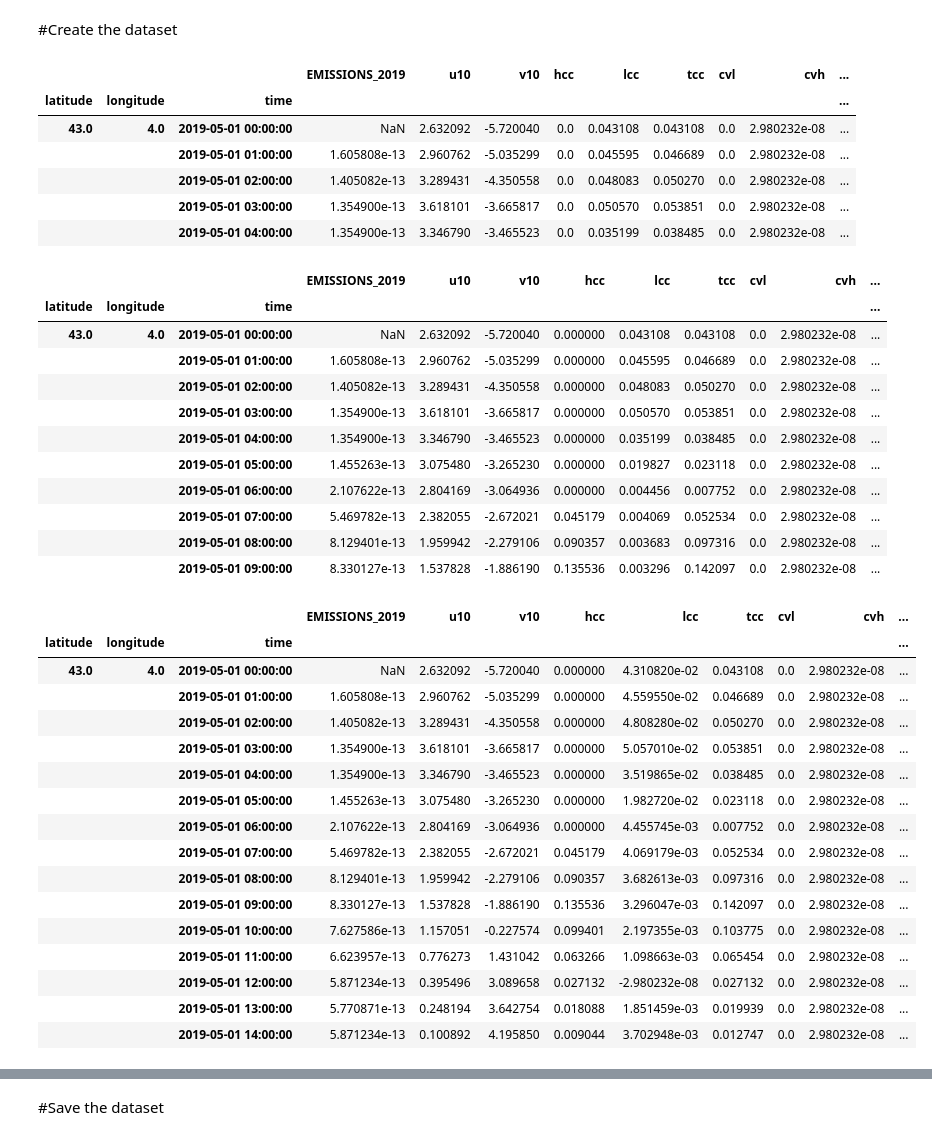
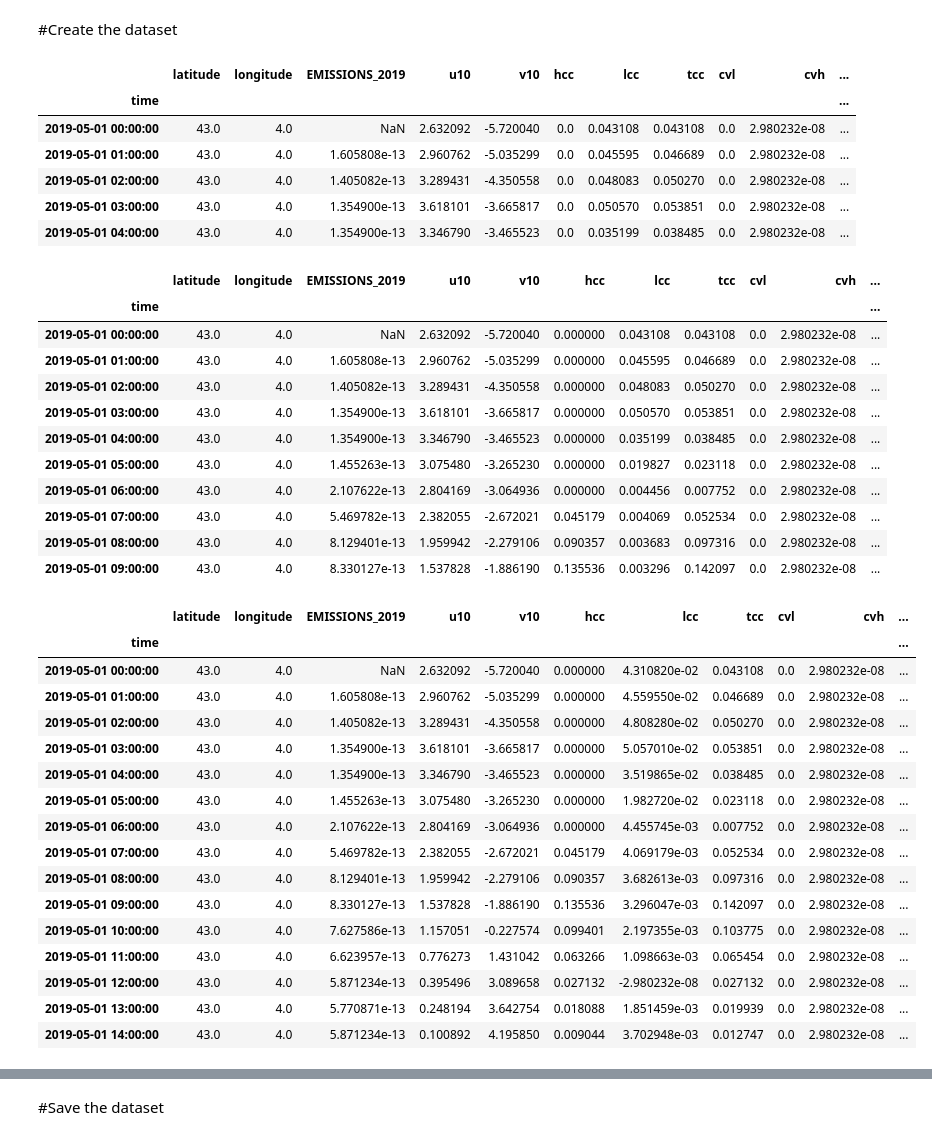
Before and after one commit to ECMWFCode4Earth/MaLePoM, a Jupyter notebook: notebooks/exploratory/2.3_weather_and_CO_for_the_model.ipynb, the cells around one changed output, grey strips where cells are left out. Saved outputs shown, nothing was run; the diff lists cells and outputs as text; code cells hidden in the pictures.

```diff
--- a/notebooks/exploratory/2.3_weather_and_CO_for_the_model.ipynb
+++ b/notebooks/exploratory/2.3_weather_and_CO_for_the_model.ipynb
@@ -19,50 +19,52 @@ import numpy as np
 dataset = xr.open_dataset('Data/05_2019_weather_and_CO.nc')
 dataset = dataset.sortby(['latitude','longitude','time'])
 dataframe = dataset.to_dataframe()
+dataframe = dataframe.reset_index()
+dataframe = dataframe.set_index('time')
 dataframe.head()
 # %% [output]
-|  |  |  | EMISSIONS_2019 | u10 | v10 | hcc | lcc | tcc | cvl | cvh | ... |
-| latitude | longitude | time |  |  |  |  |  |  |  |  | ... |
-| 43.0 | 4.0 | 2019-05-01 00:00:00 | NaN | 2.632092 | -5.720040 | 0.0 | 0.043108 | 0.043108 | 0.0 | 2.980232e-08 | ... |
-|  |  | 2019-05-01 01:00:00 | 1.605808e-13 | 2.960762 | -5.035299 | 0.0 | 0.045595 | 0.046689 | 0.0 | 2.980232e-08 | ... |
-|  |  | 2019-05-01 02:00:00 | 1.405082e-13 | 3.289431 | -4.350558 | 0.0 | 0.048083 | 0.050270 | 0.0 | 2.980232e-08 | ... |
-|  |  | 2019-05-01 03:00:00 | 1.354900e-13 | 3.618101 | -3.665817 | 0.0 | 0.050570 | 0.053851 | 0.0 | 2.980232e-08 | ... |
-|  |  | 2019-05-01 04:00:00 | 1.354900e-13 | 3.346790 | -3.465523 | 0.0 | 0.035199 | 0.038485 | 0.0 | 2.980232e-08 | ... |
+|  | latitude | longitude | EMISSIONS_2019 | u10 | v10 | hcc | lcc | tcc | cvl | cvh | ... |
+| time |  |  |  |  |  |  |  |  |  |  | ... |
+| 2019-05-01 00:00:00 | 43.0 | 4.0 | NaN | 2.632092 | -5.720040 | 0.0 | 0.043108 | 0.043108 | 0.0 | 2.980232e-08 | ... |
+| 2019-05-01 01:00:00 | 43.0 | 4.0 | 1.605808e-13 | 2.960762 | -5.035299 | 0.0 | 0.045595 | 0.046689 | 0.0 | 2.980232e-08 | ... |
+| 2019-05-01 02:00:00 | 43.0 | 4.0 | 1.405082e-13 | 3.289431 | -4.350558 | 0.0 | 0.048083 | 0.050270 | 0.0 | 2.980232e-08 | ... |
+| 2019-05-01 03:00:00 | 43.0 | 4.0 | 1.354900e-13 | 3.618101 | -3.665817 | 0.0 | 0.050570 | 0.053851 | 0.0 | 2.980232e-08 | ... |
+| 2019-05-01 04:00:00 | 43.0 | 4.0 | 1.354900e-13 | 3.346790 | -3.465523 | 0.0 | 0.035199 | 0.038485 | 0.0 | 2.980232e-08 | ... |
 # %%
-dataframe['tmp_shift_8']=dataframe.tmp.shift(periods=8)
+dataframe['tmp_shift_8']=dataframe.groupby(['latitude','longitude']).tmp.shift(periods=8)
 dataframe.head(10)
 # %% [output]
-|  |  |  | EMISSIONS_2019 | u10 | v10 | hcc | lcc | tcc | cvl | cvh | ... |
-| latitude | longitude | time |  |  |  |  |  |  |  |  | ... |
-| 43.0 | 4.0 | 2019-05-01 00:00:00 | NaN | 2.632092 | -5.720040 | 0.000000 | 0.043108 | 0.043108 | 0.0 | 2.980232e-08 | ... |
-|  |  | 2019-05-01 01:00:00 | 1.605808e-13 | 2.960762 | -5.035299 | 0.000000 | 0.045595 | 0.046689 | 0.0 | 2.980232e-08 | ... |
-|  |  | 2019-05-01 02:00:00 | 1.405082e-13 | 3.289431 | -4.350558 | 0.000000 | 0.048083 | 0.050270 | 0.0 | 2.980232e-08 | ... |
-|  |  | 2019-05-01 03:00:00 | 1.354900e-13 | 3.618101 | -3.665817 | 0.000000 | 0.050570 | 0.053851 | 0.0 | 2.980232e-08 | ... |
-|  |  | 2019-05-01 04:00:00 | 1.354900e-13 | 3.346790 | -3.465523 | 0.000000 | 0.035199 | 0.038485 | 0.0 | 2.980232e-08 | ... |
-|  |  | 2019-05-01 05:00:00 | 1.455263e-13 | 3.075480 | -3.265230 | 0.000000 | 0.019827 | 0.023118 | 0.0 | 2.980232e-08 | ... |
-|  |  | 2019-05-01 06:00:00 | 2.107622e-13 | 2.804169 | -3.064936 | 0.000000 | 0.004456 | 0.007752 | 0.0 | 2.980232e-08 | ... |
-|  |  | 2019-05-01 07:00:00 | 5.469782e-13 | 2.382055 | -2.672021 | 0.045179 | 0.004069 | 0.052534 | 0.0 | 2.980232e-08 | ... |
-|  |  | 2019-05-01 08:00:00 | 8.129401e-13 | 1.959942 | -2.279106 | 0.090357 | 0.003683 | 0.097316 | 0.0 | 2.980232e-08 | ... |
-|  |  | 2019-05-01 09:00:00 | 8.330127e-13 | 1.537828 | -1.886190 | 0.135536 | 0.003296 | 0.142097 | 0.0 | 2.980232e-08 | ... |
+|  | latitude | longitude | EMISSIONS_2019 | u10 | v10 | hcc | lcc | tcc | cvl | cvh | ... |
+| time |  |  |  |  |  |  |  |  |  |  | ... |
+| 2019-05-01 00:00:00 | 43.0 | 4.0 | NaN | 2.632092 | -5.720040 | 0.000000 | 0.043108 | 0.043108 | 0.0 | 2.980232e-08 | ... |
+| 2019-05-01 01:00:00 | 43.0 | 4.0 | 1.605808e-13 | 2.960762 | -5.035299 | 0.000000 | 0.045595 | 0.046689 | 0.0 | 2.980232e-08 | ... |
+| 2019-05-01 02:00:00 | 43.0 | 4.0 | 1.405082e-13 | 3.289431 | -4.350558 | 0.000000 | 0.048083 | 0.050270 | 0.0 | 2.980232e-08 | ... |
+| 2019-05-01 03:00:00 | 43.0 | 4.0 | 1.354900e-13 | 3.618101 | -3.665817 | 0.000000 | 0.050570 | 0.053851 | 0.0 | 2.980232e-08 | ... |
+| 2019-05-01 04:00:00 | 43.0 | 4.0 | 1.354900e-13 | 3.346790 | -3.465523 | 0.000000 | 0.035199 | 0.038485 | 0.0 | 2.980232e-08 | ... |
+| 2019-05-01 05:00:00 | 43.0 | 4.0 | 1.455263e-13 | 3.075480 | -3.265230 | 0.000000 | 0.019827 | 0.023118 | 0.0 | 2.980232e-08 | ... |
+| 2019-05-01 06:00:00 | 43.0 | 4.0 | 2.107622e-13 | 2.804169 | -3.064936 | 0.000000 | 0.004456 | 0.007752 | 0.0 | 2.980232e-08 | ... |
+| 2019-05-01 07:00:00 | 43.0 | 4.0 | 5.469782e-13 | 2.382055 | -2.672021 | 0.045179 | 0.004069 | 0.052534 | 0.0 | 2.980232e-08 | ... |
+| 2019-05-01 08:00:00 | 43.0 | 4.0 | 8.129401e-13 | 1.959942 | -2.279106 | 0.090357 | 0.003683 | 0.097316 | 0.0 | 2.980232e-08 | ... |
+| 2019-05-01 09:00:00 | 43.0 | 4.0 | 8.330127e-13 | 1.537828 | -1.886190 | 0.135536 | 0.003296 | 0.142097 | 0.0 | 2.980232e-08 | ... |
 # %%
-dataframe['tot_wind_shift_12']=dataframe.tot_wind.shift(periods=12)
+dataframe['tot_wind_shift_12']=dataframe.groupby(['latitude','longitude']).tot_wind.shift(periods=12)
 dataframe.head(15)
 # %% [output]
-|  |  |  | EMISSIONS_2019 | u10 | v10 | hcc | lcc | tcc | cvl | cvh | ... |
-| latitude | longitude | time |  |  |  |  |  |  |  |  | ... |
-| 43.0 | 4.0 | 2019-05-01 00:00:00 | NaN | 2.632092 | -5.720040 | 0.000000 | 4.310820e-02 | 0.043108 | 0.0 | 2.980232e-08 | ... |
-|  |  | 2019-05-01 01:00:00 | 1.605808e-13 | 2.960762 | -5.035299 | 0.000000 | 4.559550e-02 | 0.046689 | 0.0 | 2.980232e-08 | ... |
-|  |  | 2019-05-01 02:00:00 | 1.405082e-13 | 3.289431 | -4.350558 | 0.000000 | 4.808280e-02 | 0.050270 | 0.0 | 2.980232e-08 | ... |
-|  |  | 2019-05-01 03:00:00 | 1.354900e-13 | 3.618101 | -3.665817 | 0.000000 | 5.057010e-02 | 0.053851 | 0.0 | 2.980232e-08 | ... |
-|  |  | 2019-05-01 04:00:00 | 1.354900e-13 | 3.346790 | -3.465523 | 0.000000 | 3.519865e-02 | 0.038485 | 0.0 | 2.980232e-08 | ... |
-|  |  | 2019-05-01 05:00:00 | 1.455263e-13 | 3.075480 | -3.265230 | 0.000000 | 1.982720e-02 | 0.023118 | 0.0 | 2.980232e-08 | ... |
-|  |  | 2019-05-01 06:00:00 | 2.107622e-13 | 2.804169 | -3.064936 | 0.000000 | 4.455745e-03 | 0.007752 | 0.0 | 2.980232e-08 | ... |
-|  |  | 2019-05-01 07:00:00 | 5.469782e-13 | 2.382055 | -2.672021 | 0.045179 | 4.069179e-03 | 0.052534 | 0.0 | 2.980232e-08 | ... |
-|  |  | 2019-05-01 08:00:00 | 8.129401e-13 | 1.959942 | -2.279106 | 0.090357 | 3.682613e-03 | 0.097316 | 0.0 | 2.980232e-08 | ... |
-|  |  | 2019-05-01 09:00:00 | 8.330127e-13 | 1.537828 | -1.886190 | 0.135536 | 3.296047e-03 | 0.142097 | 0.0 | 2.980232e-08 | ... |
-|  |  | 2019-05-01 10:00:00 | 7.627586e-13 | 1.157051 | -0.227574 | 0.099401 | 2.197355e-03 | 0.103775 | 0.0 | 2.980232e-08 | ... |
-|  |  | 2019-05-01 11:00:00 | 6.623957e-13 | 0.776273 | 1.431042 | 0.063266 | 1.098663e-03 | 0.065454 | 0.0 | 2.980232e-08 | ... |
-|  |  | 2019-05-01 12:00:00 | 5.871234e-13 | 0.395496 | 3.089658 | 0.027132 | -2.980232e-08 | 0.027132 | 0.0 | 2.980232e-08 | ... |
-|  |  | 2019-05-01 13:00:00 | 5.770871e-13 | 0.248194 | 3.642754 | 0.018088 | 1.851459e-03 | 0.019939 | 0.0 | 2.980232e-08 | ... |
-|  |  | 2019-05-01 14:00:00 | 5.871234e-13 | 0.100892 | 4.195850 | 0.009044 | 3.702948e-03 | 0.012747 | 0.0 | 2.980232e-08 | ... |
+|  | latitude | longitude | EMISSIONS_2019 | u10 | v10 | hcc | lcc | tcc | cvl | cvh | ... |
+| time |  |  |  |  |  |  |  |  |  |  | ... |
+| 2019-05-01 00:00:00 | 43.0 | 4.0 | NaN | 2.632092 | -5.720040 | 0.000000 | 4.310820e-02 | 0.043108 | 0.0 | 2.980232e-08 | ... |
+| 2019-05-01 01:00:00 | 43.0 | 4.0 | 1.605808e-13 | 2.960762 | -5.035299 | 0.000000 | 4.559550e-02 | 0.046689 | 0.0 | 2.980232e-08 | ... |
+| 2019-05-01 02:00:00 | 43.0 | 4.0 | 1.405082e-13 | 3.289431 | -4.350558 | 0.000000 | 4.808280e-02 | 0.050270 | 0.0 | 2.980232e-08 | ... |
+| 2019-05-01 03:00:00 | 43.0 | 4.0 | 1.354900e-13 | 3.618101 | -3.665817 | 0.000000 | 5.057010e-02 | 0.053851 | 0.0 | 2.980232e-08 | ... |
+| 2019-05-01 04:00:00 | 43.0 | 4.0 | 1.354900e-13 | 3.346790 | -3.465523 | 0.000000 | 3.519865e-02 | 0.038485 | 0.0 | 2.980232e-08 | ... |
+| 2019-05-01 05:00:00 | 43.0 | 4.0 | 1.455263e-13 | 3.075480 | -3.265230 | 0.000000 | 1.982720e-02 | 0.023118 | 0.0 | 2.980232e-08 | ... |
+| 2019-05-01 06:00:00 | 43.0 | 4.0 | 2.107622e-13 | 2.804169 | -3.064936 | 0.000000 | 4.455745e-03 | 0.007752 | 0.0 | 2.980232e-08 | ... |
+| 2019-05-01 07:00:00 | 43.0 | 4.0 | 5.469782e-13 | 2.382055 | -2.672021 | 0.045179 | 4.069179e-03 | 0.052534 | 0.0 | 2.980232e-08 | ... |
+| 2019-05-01 08:00:00 | 43.0 | 4.0 | 8.129401e-13 | 1.959942 | -2.279106 | 0.090357 | 3.682613e-03 | 0.097316 | 0.0 | 2.980232e-08 | ... |
+| 2019-05-01 09:00:00 | 43.0 | 4.0 | 8.330127e-13 | 1.537828 | -1.886190 | 0.135536 | 3.296047e-03 | 0.142097 | 0.0 | 2.980232e-08 | ... |
+| 2019-05-01 10:00:00 | 43.0 | 4.0 | 7.627586e-13 | 1.157051 | -0.227574 | 0.099401 | 2.197355e-03 | 0.103775 | 0.0 | 2.980232e-08 | ... |
+| 2019-05-01 11:00:00 | 43.0 | 4.0 | 6.623957e-13 | 0.776273 | 1.431042 | 0.063266 | 1.098663e-03 | 0.065454 | 0.0 | 2.980232e-08 | ... |
+| 2019-05-01 12:00:00 | 43.0 | 4.0 | 5.871234e-13 | 0.395496 | 3.089658 | 0.027132 | -2.980232e-08 | 0.027132 | 0.0 | 2.980232e-08 | ... |
+| 2019-05-01 13:00:00 | 43.0 | 4.0 | 5.770871e-13 | 0.248194 | 3.642754 | 0.018088 | 1.851459e-03 | 0.019939 | 0.0 | 2.980232e-08 | ... |
+| 2019-05-01 14:00:00 | 43.0 | 4.0 | 5.871234e-13 | 0.100892 | 4.195850 | 0.009044 | 3.702948e-03 | 0.012747 | 0.0 | 2.980232e-08 | ... |
 # %%
```
Also changed, not shown: parts of 11 cells of this notebook.
